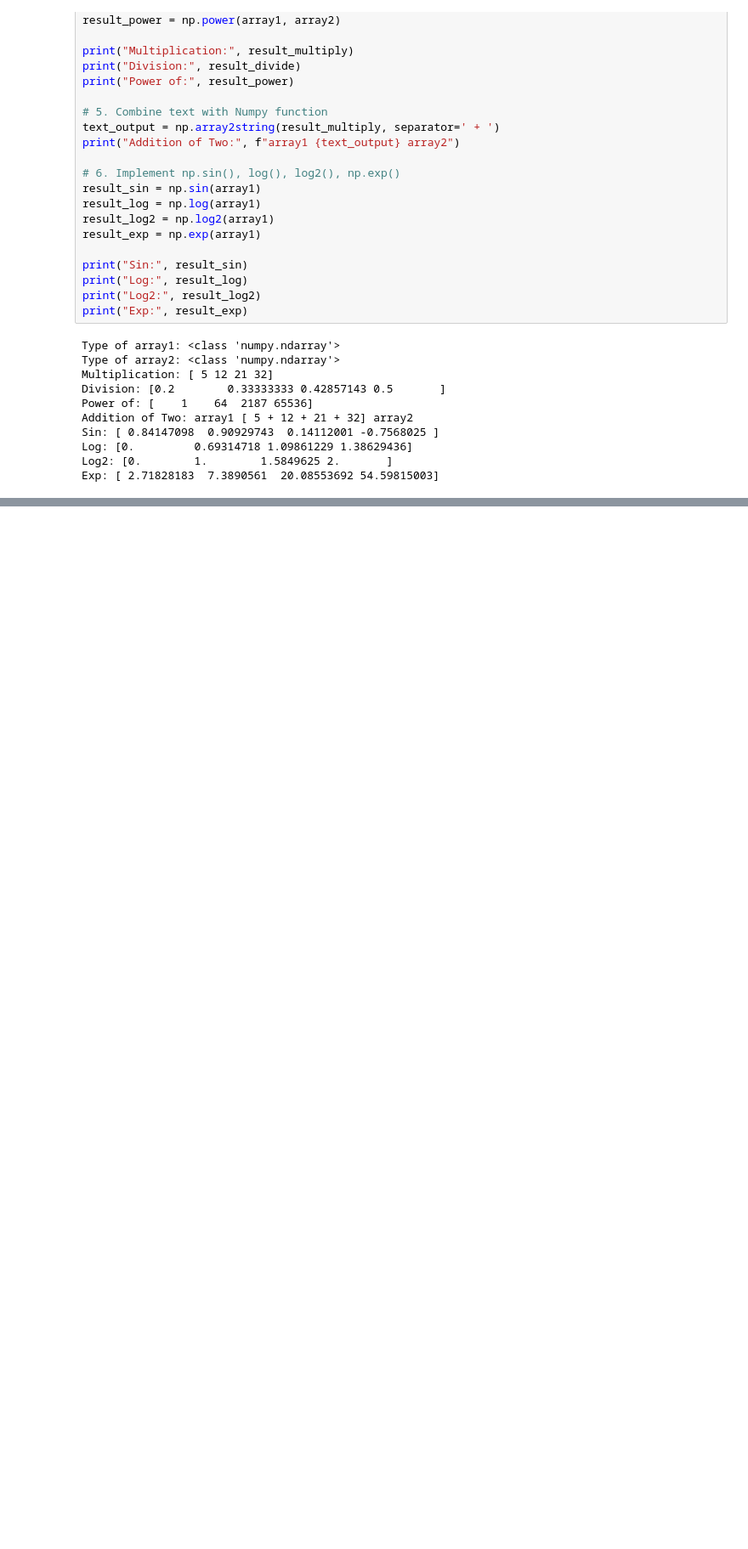
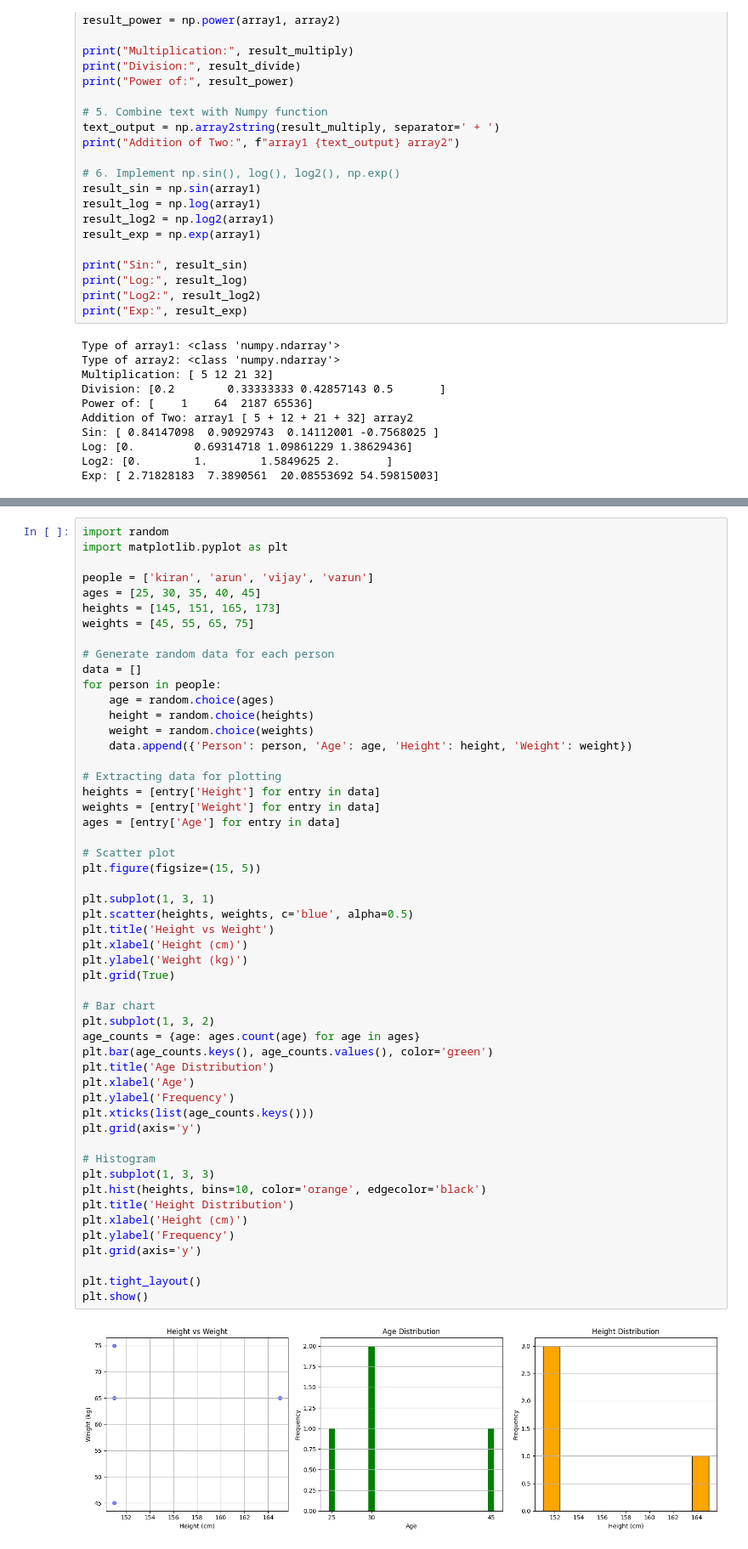
Before and after one commit to Aksh-404/Batch-5-AIML-LAB, a Jupyter notebook: Assignment1.ipynb, the cells around one changed output, grey strips where cells are left out. Shown at 85% size. Drawn from its saved outputs; the diff is of its cells as text; blank space fills up the shorter version.

```diff
--- a/Assignment1.ipynb
+++ b/Assignment1.ipynb
@@ -55,0 +58,54 @@ Exp: [ 2.71828183  7.3890561  20.08553692 54.59815003]
+# %%
+import random
+import matplotlib.pyplot as plt
+
+people = ['kiran', 'arun', 'vijay', 'varun']
+ages = [25, 30, 35, 40, 45]
+heights = [145, 151, 165, 173]
+weights = [45, 55, 65, 75]
+
+# Generate random data for each person
+data = []
+for person in people:
+    age = random.choice(ages)
+    height = random.choice(heights)
+    weight = random.choice(weights)
+    data.append({'Person': person, 'Age': age, 'Height': height, 'Weight': weight})
+
+# Extracting data for plotting
+heights = [entry['Height'] for entry in data]
+weights = [entry['Weight'] for entry in data]
+ages = [entry['Age'] for entry in data]
+
+# Scatter plot
+plt.figure(figsize=(15, 5))
+
+plt.subplot(1, 3, 1)
+plt.scatter(heights, weights, c='blue', alpha=0.5)
+plt.title('Height vs Weight')
+plt.xlabel('Height (cm)')
+plt.ylabel('Weight (kg)')
+plt.grid(True)
+
+# Bar chart
+plt.subplot(1, 3, 2)
+age_counts = {age: ages.count(age) for age in ages}
+plt.bar(age_counts.keys(), age_counts.values(), color='green')
+plt.title('Age Distribution')
+plt.xlabel('Age')
+plt.ylabel('Frequency')
+plt.xticks(list(age_counts.keys()))
+plt.grid(axis='y')
+
+# Histogram
+plt.subplot(1, 3, 3)
+plt.hist(heights, bins=10, color='orange', edgecolor='black')
+plt.title('Height Distribution')
+plt.xlabel('Height (cm)')
+plt.ylabel('Frequency')
+plt.grid(axis='y')
+
+plt.tight_layout()
+plt.show()
+# %% [output]
+[figure, added]
```
Also changed, not shown: parts of 1 cell of this notebook.
